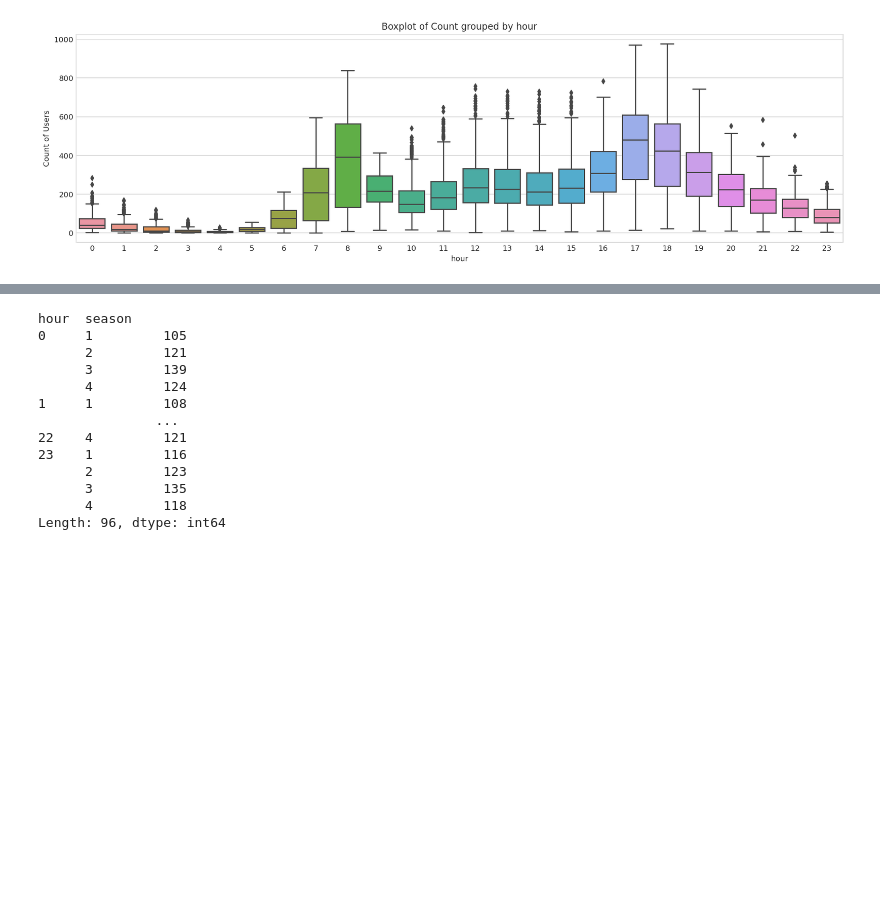
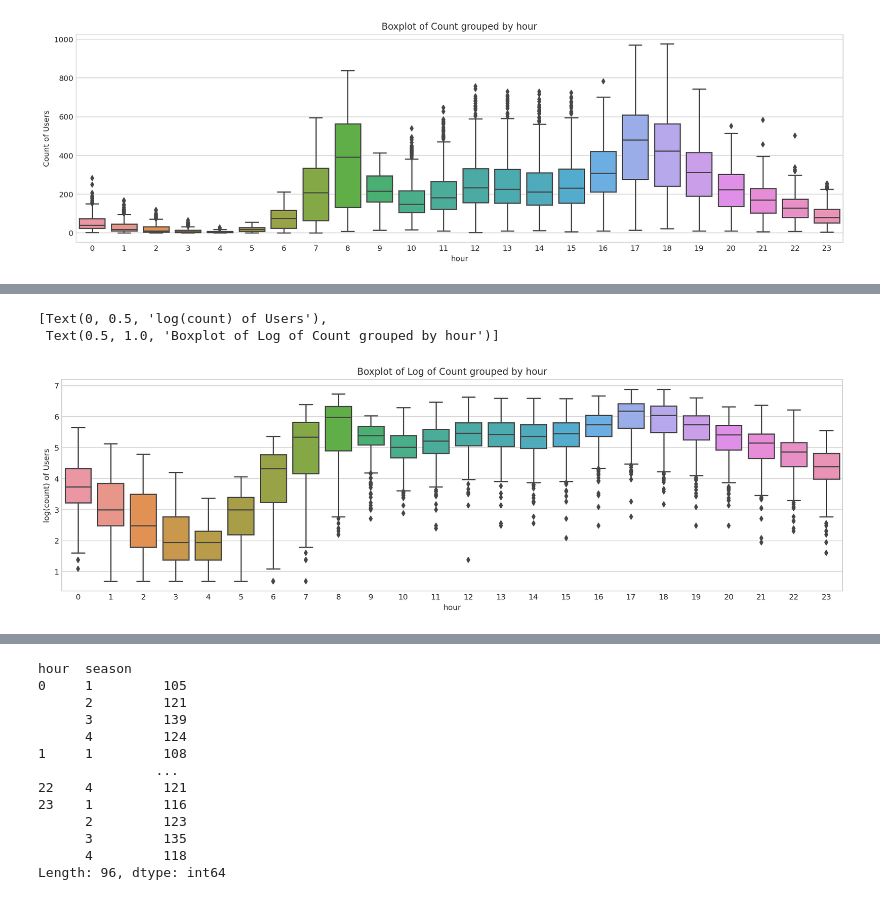
Before and after one commit to Hito4TK/Bike-Sharing-Demand-python, a Jupyter notebook: EDA_python.ipynb, the cells around one changed output, grey strips where cells are left out. Drawn from its saved outputs; the diff is of its cells as text; code cells hidden in the pictures; blank space fills up the shorter version.

```diff
--- a/EDA_python.ipynb
+++ b/EDA_python.ipynb
@@ -322,6 +269,0 @@ Length: 52, dtype: UInt32
-# %%
-# add a count_season column using join
-by_season = all_df[all_df['data_set'] == 'train'].copy().groupby(['season'])[['count']].agg(sum)
-by_season.columns = ['count_season']
-all_df = all_df.join(by_season, on='season')
-print(by_season)
@@ -405,0 +388,13 @@ Name: weather, dtype: int64
+# %%
+#train_df = train_df.assign(log_count = lambda df : np.log(train_df['count']))
+
+fig, ax = plt.subplots(figsize=(18, 5))
+sns.boxplot(x='hour', y='count_log', data=train_df, ax=ax)
+ax.set(ylabel='log(count) of Users',title='Boxplot of Log of Count grouped by hour')
+
+#plt.suptitle("") # get rid of the pandas autogenerated title
+#train_df.drop(['log_count'], axis = 1, inplace=True);
+# %% [output]
+[Text(0, 0.5, 'log(count) of Users'),
+ Text(0.5, 1.0, 'Boxplot of Log of Count grouped by hour')]
+[figure, added]
```
Also changed, not shown: parts of 49 cells of this notebook.
